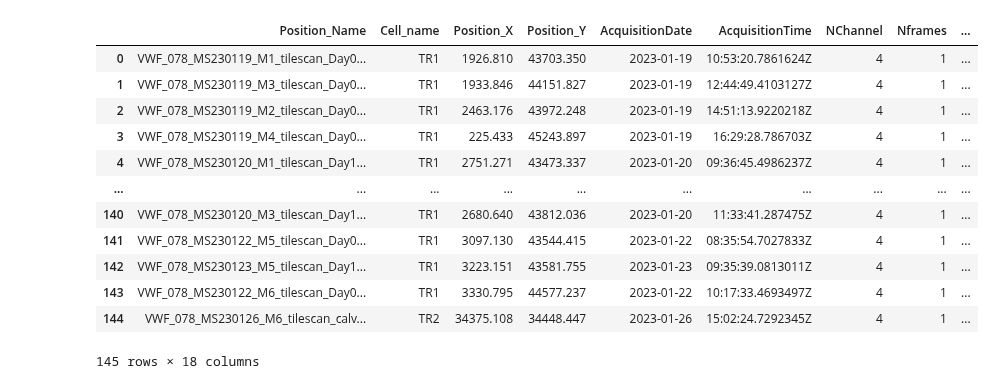
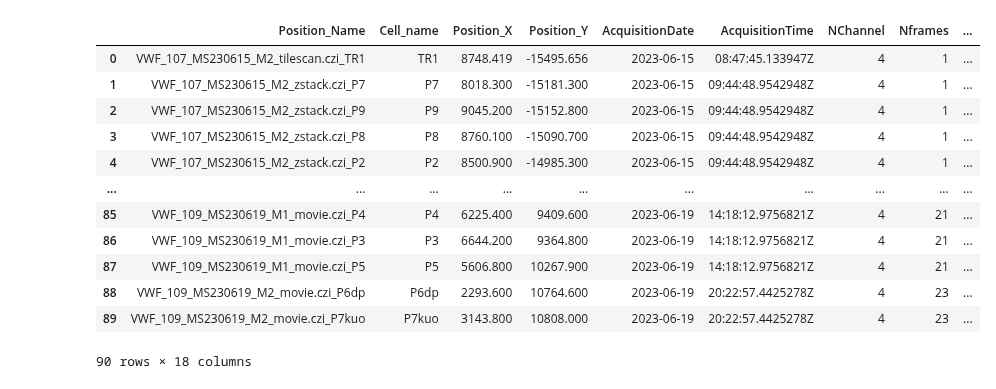
Before and after one commit to Mas515/Image_analysis, a Jupyter notebook: CZI_metadata_processing/Metadata_plotting.ipynb, the cells around one changed output. Drawn from its saved outputs; the diff is of its cells as text; code cells hidden in the pictures.

Commit message:
some tilescan analysis, adding Ilastik in the segmentation

```diff
--- a/CZI_metadata_processing/Metadata_plotting.ipynb
+++ b/CZI_metadata_processing/Metadata_plotting.ipynb
@@ -22,47 +22,49 @@ import pandas as pd
 # pddf=pd.concat([pddf, pddf1, pddf2, pddf3, pddf4, pddf5, pddf6, pddf7, pddf8, pddf9 ], axis =0)
 
 # pddf=pd.read_csv('/Users/secchim/Documents/221102_VWF_043_045_048_049_053_060_062_063_066_067_IVM_metadata.csv')
-pddf=pd.read_csv('/Users/secchim/Documents/VWF_078_MS230210_metadata.csv')
+# pddf=pd.read_csv('/Users/secchim/Documents/VWF_078_MS230210_metadata.csv')
+# pddf=pd.read_csv('/Users/secchim/Documents/230517_VWF_082_91_93_95_102_IVM_metadata.csv')
+pddf=pd.read_csv('/Users/secchim/Documents/230630_107_109_IVM_metadata.csv')
 pddf
 
 ##### WORKS
 pddf.loc[pddf['NZslices']==1, 'Datatype']='snap'
 pddf.loc[pddf['NZslices']>1, 'Datatype']='single_zstack'
 pddf.loc[pddf['Tilerow']>1, 'Datatype']='tilescan'
 pddf.loc[pddf['Tilecolumn'] >1, 'Datatype']='tilescan'
 pddf.loc[pddf['Nframes']>1, 'Datatype']='movie'
 
 pddf
 
 #REMOVING THE TILESCAN PROCESSED FILES
 
 #df=pddf[pddf['Position_Name'].str.contains('padd')==False]
 #df=df[df['Position_Name'].str.contains('stich')==False]
 
 #ALSO NEED TO MANUALLY CHANGE VWF_045 files which lack the MS in the name
 #df['Position_Name']=df['Position_Name'].str.replace(r'VWF_045_211','VWF_045_MS211')
 pddf['Position_Name']=pddf['Position_Name'].str.replace(r'VWF_067_2205','VWF_067_MS2205')
 
 # pddf.to_csv('/Users/secchim/Documents/221102Combined_metadata_edited.csv', index=False)
 #1368 rows
 #changed the date format manually to short and reversed !!!!! 2022-03-04
 
-pddf.to_csv('/Users/secchim/Documents/230210_VWF_078_metadata_edited.csv', index=False)
+pddf.to_csv('/Users/secchim/Documents/230630_107_109_metadata_edited.csv', index=False)
 pddf
 # %% [output]
 |  | Position_Name | Cell_name | Position_X | Position_Y | AcquisitionDate | AcquisitionTime | NChannel | Nframes | ... |
-| 0 | VWF_078_MS230119_M1_tilescan_Day0... | TR1 | 1926.810 | 43703.350 | 2023-01-19 | 10:53:20.7861624Z | 4 | 1 | ... |
-| 1 | VWF_078_MS230119_M3_tilescan_Day0... | TR1 | 1933.846 | 44151.827 | 2023-01-19 | 12:44:49.4103127Z | 4 | 1 | ... |
-| 2 | VWF_078_MS230119_M2_tilescan_Day0... | TR1 | 2463.176 | 43972.248 | 2023-01-19 | 14:51:13.9220218Z | 4 | 1 | ... |
-| 3 | VWF_078_MS230119_M4_tilescan_Day0... | TR1 | 225.433 | 45243.897 | 2023-01-19 | 16:29:28.786703Z | 4 | 1 | ... |
-| 4 | VWF_078_MS230120_M1_tilescan_Day1... | TR1 | 2751.271 | 43473.337 | 2023-01-20 | 09:36:45.4986237Z | 4 | 1 | ... |
+| 0 | VWF_107_MS230615_M2_tilescan.czi_TR1 | TR1 | 8748.419 | -15495.656 | 2023-06-15 | 08:47:45.133947Z | 4 | 1 | ... |
+| 1 | VWF_107_MS230615_M2_zstack.czi_P7 | P7 | 8018.300 | -15181.300 | 2023-06-15 | 09:44:48.9542948Z | 4 | 1 | ... |
+| 2 | VWF_107_MS230615_M2_zstack.czi_P9 | P9 | 9045.200 | -15152.800 | 2023-06-15 | 09:44:48.9542948Z | 4 | 1 | ... |
+| 3 | VWF_107_MS230615_M2_zstack.czi_P8 | P8 | 8760.100 | -15090.700 | 2023-06-15 | 09:44:48.9542948Z | 4 | 1 | ... |
+| 4 | VWF_107_MS230615_M2_zstack.czi_P2 | P2 | 8500.900 | -14985.300 | 2023-06-15 | 09:44:48.9542948Z | 4 | 1 | ... |
 | ... | ... | ... | ... | ... | ... | ... | ... | ... | ... |
-| 140 | VWF_078_MS230120_M3_tilescan_Day1... | TR1 | 2680.640 | 43812.036 | 2023-01-20 | 11:33:41.287475Z | 4 | 1 | ... |
-| 141 | VWF_078_MS230122_M5_tilescan_Day0... | TR1 | 3097.130 | 43544.415 | 2023-01-22 | 08:35:54.7027833Z | 4 | 1 | ... |
-| 142 | VWF_078_MS230123_M5_tilescan_Day1... | TR1 | 3223.151 | 43581.755 | 2023-01-23 | 09:35:39.0813011Z | 4 | 1 | ... |
-| 143 | VWF_078_MS230122_M6_tilescan_Day0... | TR1 | 3330.795 | 44577.237 | 2023-01-22 | 10:17:33.4693497Z | 4 | 1 | ... |
-| 144 | VWF_078_MS230126_M6_tilescan_calv... | TR2 | 34375.108 | 34448.447 | 2023-01-26 | 15:02:24.7292345Z | 4 | 1 | ... |
+| 85 | VWF_109_MS230619_M1_movie.czi_P4 | P4 | 6225.400 | 9409.600 | 2023-06-19 | 14:18:12.9756821Z | 4 | 21 | ... |
+| 86 | VWF_109_MS230619_M1_movie.czi_P3 | P3 | 6644.200 | 9364.800 | 2023-06-19 | 14:18:12.9756821Z | 4 | 21 | ... |
+| 87 | VWF_109_MS230619_M1_movie.czi_P5 | P5 | 5606.800 | 10267.900 | 2023-06-19 | 14:18:12.9756821Z | 4 | 21 | ... |
+| 88 | VWF_109_MS230619_M2_movie.czi_P6dp | P6dp | 2293.600 | 10764.600 | 2023-06-19 | 20:22:57.4425278Z | 4 | 23 | ... |
+| 89 | VWF_109_MS230619_M2_movie.czi_P7kuo | P7kuo | 3143.800 | 10808.000 | 2023-06-19 | 20:22:57.4425278Z | 4 | 23 | ... |
-145 rows × 18 columns
+90 rows × 18 columns
 # %%
 pddf.boxplot(column= 'NZslices', by= 'Datatype')
 pddf.plot.hist(by='NZslices')
```
Also changed, not shown: parts of 12 cells of this notebook, 4 other files.
